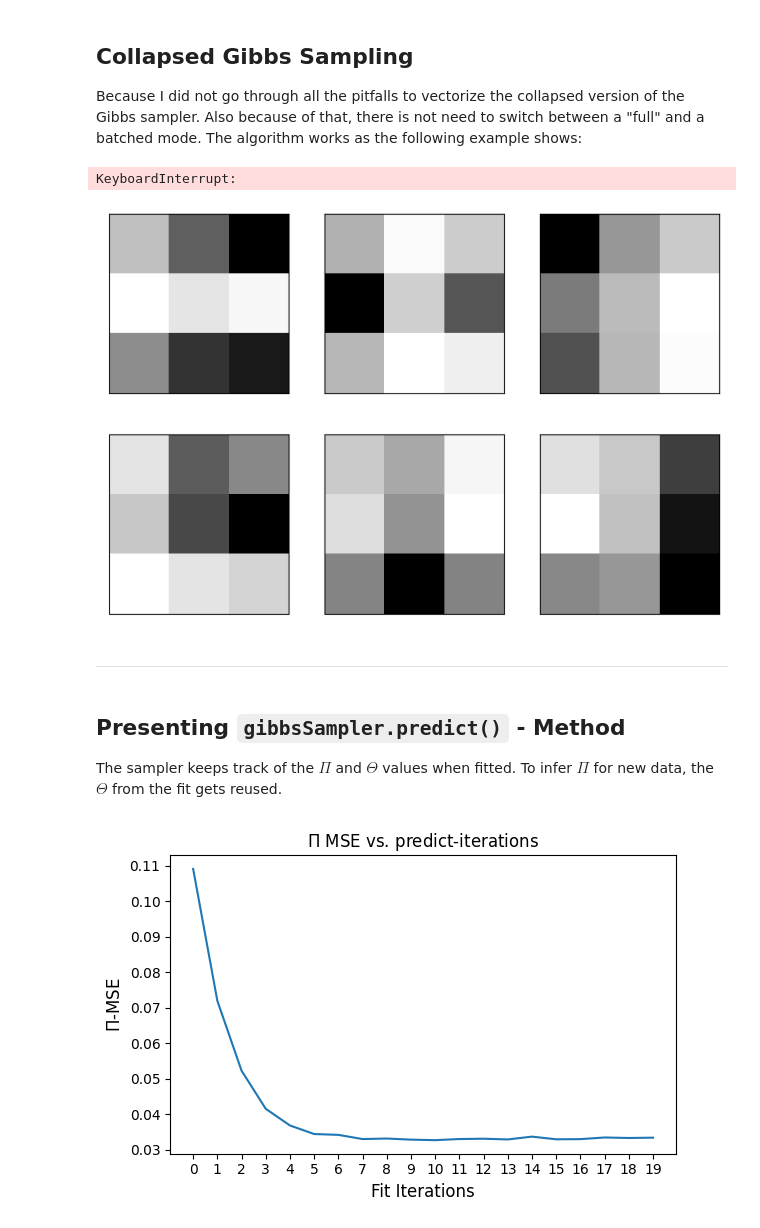
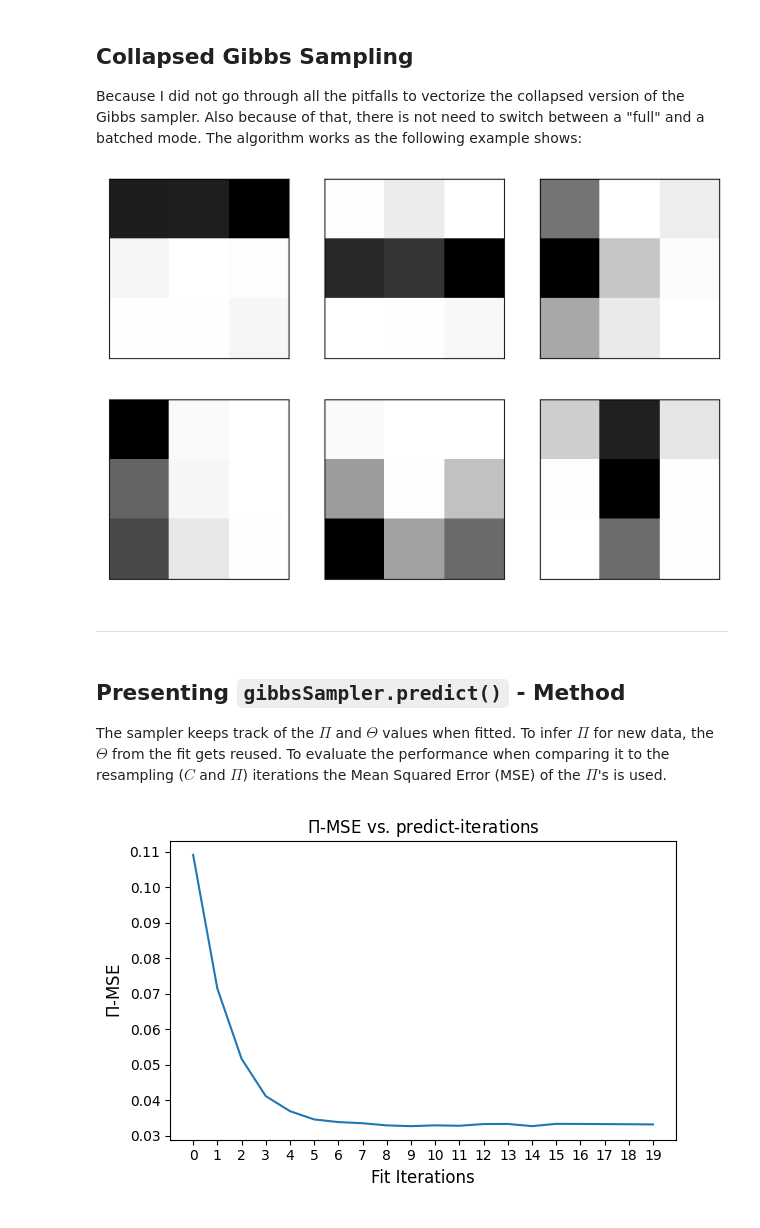
Before and after one commit to JannisZeller/topicflow, a Jupyter notebook: notebooks/custom_gibbs_sampling.ipynb, the cells around one changed output. Saved outputs shown, nothing was run; the diff lists cells and outputs as text; code cells hidden in the pictures.

```diff
--- a/notebooks/custom_gibbs_sampling.ipynb
+++ b/notebooks/custom_gibbs_sampling.ipynb
@@ -128,19 +131,17 @@ Because I did not go through all the pitfalls to vectorize the collapsed version
 # %%
 ## Only "full"-processing implmented
 model5 = tpc_sampler.gibbsSampler(K_topics=2*sqrt_N_vocab, fit_procedure="collapsed")
-model5.fit(words, N_iter=50)
+model5.fit(words, N_iter=100)
-# %% [output]
-KeyboardInterrupt:
 # %%
-fig = tpc_utils.visualize_topics(model5.Theta, 2, sqrt_N_vocab)
+fig = tpc_utils.visualize_topics(model5.Theta, 2, 3)
 # %% [output]
-[figure, old version]
+[figure, new version]
 # %% [markdown]
 ---
 # %% [markdown]
 ## Presenting `gibbsSampler.predict()` - Method
 
-The sampler keeps track of the $\Pi$ and $\Theta$ values when fitted. To infer $\Pi$ for new data, the $\Theta$ from the fit gets reused.
+The sampler keeps track of the $\Pi$ and $\Theta$ values when fitted. To infer $\Pi$ for new data, the $\Theta$ from the fit gets reused. To evaluate the performance when comparing it to the resampling ($C$ and $\Pi$) iterations the Mean Squared Error (MSE) of the $\Pi$'s is used.
 # %%
 data_test  = tpc_data.squareLDDocuments(
     N_docs=1000,
```
Also changed, not shown: parts of 3 cells of this notebook, 4 other files.
